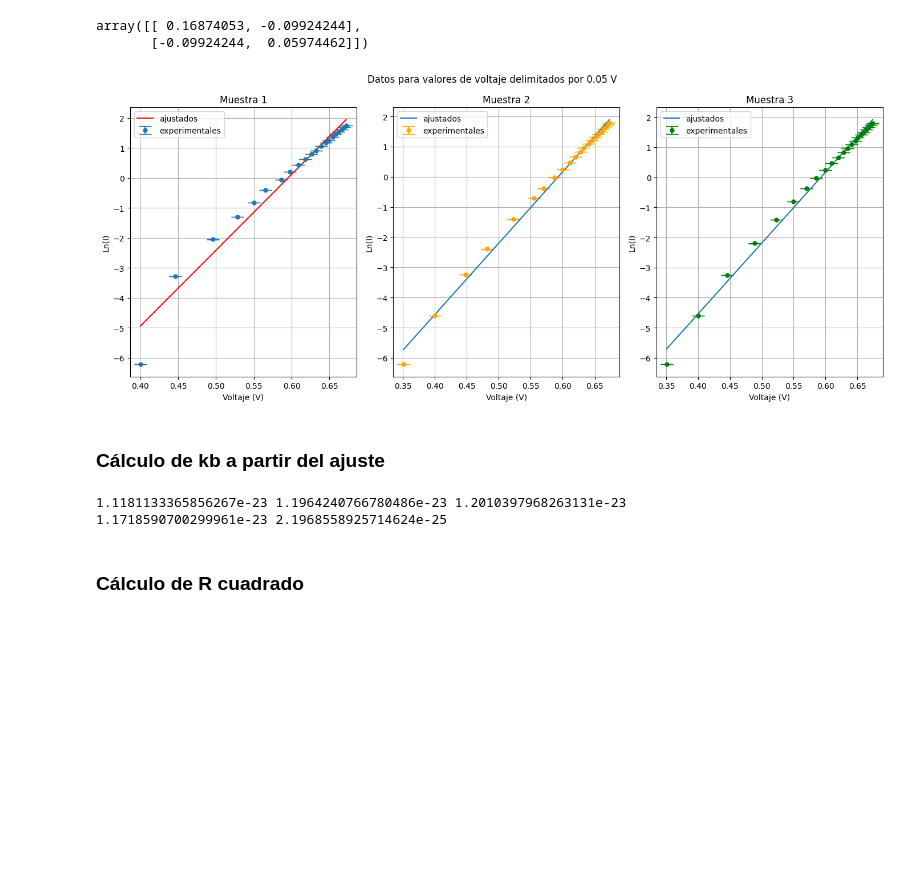
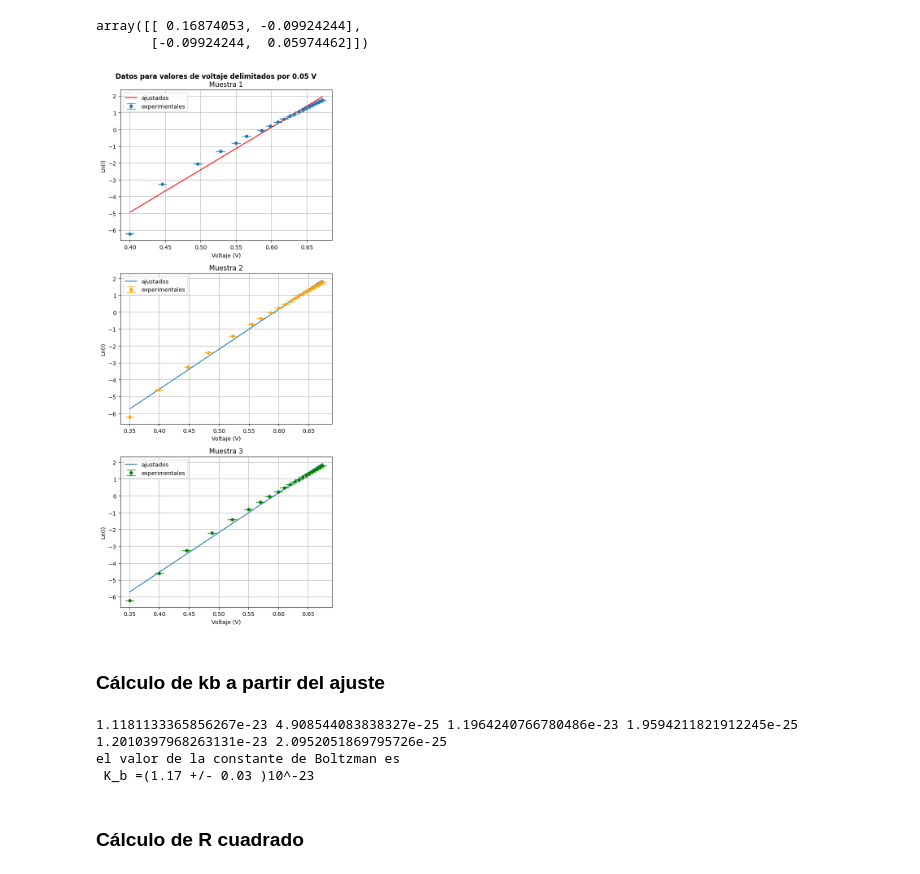
Before and after one commit to Jesus-Gamboa/Experimental_IV, a Jupyter notebook: Medida_de_la_constante_de_Boltzman/Informe.ipynb, the cells around one changed output. Cells and saved outputs as stored; diff of their text form; code cells hidden in the pictures; blank space fills up the shorter version.

Commit message:
trabajo en el articulo y notebook de la constante de Boltzman

```diff
--- a/Medida_de_la_constante_de_Boltzman/Informe.ipynb
+++ b/Medida_de_la_constante_de_Boltzman/Informe.ipynb
@@ -283,41 +288,42 @@ array([[ 0.16874053, -0.09924244],
        [-0.09924244,  0.05974462]])
 # %%
 
-fig, axs = plt.subplots(1,3,figsize=(14,6))
-fig.suptitle('Datos para valores de voltaje delimitados por 0.05 V')
+#Gráficamos la comparación de los tres ajustes
+fig, axs = plt.subplots(3, 1 ,figsize=(6,14))
+fig.suptitle('Datos para valores de voltaje delimitados por 0.05 V', fontweight = 'bold')
 
 # --- Gráfica 1 ---
 
 axs[0].errorbar(V, log(I),yerr=1e-3,fmt='.',ms= 10,capsize=8, label = 'experimentales')
 axs[0].plot(V, L1, label = 'ajustados', color = 'red')
 axs[0].set_title("Muestra 1")
 axs[0].set_xlabel("Voltaje (V)")
 axs[0].set_ylabel("Ln(I)")
 axs[0].legend()
 axs[0].grid(True)
 
 # --- Gráfica 2 ---,
 axs[1].errorbar(V1, log(I1),yerr=1e-3,fmt='.',ms= 10,capsize=8, color='orange', label = 'experimentales')
 axs[1].plot(V1, L2, label = 'ajustados')
 axs[1].set_title("Muestra 2")
 axs[1].set_xlabel("Voltaje (V)")
 axs[1].set_ylabel("Ln(I)")
 axs[1].legend()
 axs[1].grid(True)
 
 # --- Gráfica 3 ---
 axs[2].errorbar(V2, log(I2), yerr=1e-3,fmt='.',ms= 10,capsize=8 , color='green', label = 'experimentales')
 axs[2].plot(V2, L3, label = 'ajustados')
 axs[2].set_title("Muestra 3")
 axs[2].set_xlabel("Voltaje (V)")
 axs[2].set_ylabel("Ln(I)")
 axs[2].legend()
 axs[2].grid(True)
 
 plt.savefig('Articulo/Imagenes/datos_0.05.jpg')
 plt.tight_layout()
 plt.show()
 # %% [output]
-[figure, old version]
+[figure, new version]
 # %% [markdown]
 ### Cálculo de kb a partir del ajuste
@@ -328,15 +330,38 @@ def delkb(a,b,da,db):
 # %%
-kb1 = 1.602176634e-19/(a * (23.4 + 273.15) * 1.91 )
-kb2 = 1.602176634e-19/(a1 * (23.4 + 273.15) * 1.91 )
-kb3 = 1.602176634e-19/(a2 * (23.4 + 273.15) * 1.91 )
+#Calculo de Kb
+T = 23.4 + 273.15
+kb1 = e/(a * T * n )
+kb2 = e/(a1 * T * n )
+kb3 = e/(a2 *T * n )
 
-print(kb1, kb2, kb3)
+da1 = sqrt(diag(cov)[0])
+da2 = sqrt(diag(cov1)[0])
+da3 = sqrt(diag(cov2)[0])
+
+dT = 0.1
+In1 = delkb(a, T, da1,  dT )
+In2 = delkb(a1, T, da2,  dT )
+In3 = delkb(a2, T, da3,  dT )
 
 kb = array([kb1, kb2, kb3])
-print(mean(kb),std(kb)/sqrt(3))
+N = len(kb)
+# Incertidumbre por dispersión
+sigma_stat = std(kb, ddof=1) / sqrt(N)
+
+# Incertidumbre propagada
+sigma_prop = sqrt(In1**2 + In2**2 + In3**2) / N
+
+# Incertidumbre total
+In = sqrt(sigma_stat**2 + sigma_prop**2)
+
+#imprimo kb individulaes
+print(kb1, In1, kb2, In2, kb3, In3)
+# imprimo el valor de Kb con su incertidumbre estándar
+print(f'el valor de la constante de Boltzman es \n K_b =({mean(kb)*1e23:.2f} +/- { In* 1e23 :.2f} )10^-23')
 # %% [output]
-1.1181133365856267e-23 1.1964240766780486e-23 1.2010397968263131e-23
-1.1718590700299961e-23 2.1968558925714624e-25
+1.1181133365856267e-23 4.908544083838327e-25 1.1964240766780486e-23 1.9594211821912245e-25 1.2010397968263131e-23 2.0952051869795726e-25
+el valor de la constante de Boltzman es
+ K_b =(1.17 +/- 0.03 )10^-23
 # %% [markdown]
 ### Cálculo de R cuadrado
 # %%
```
Also changed, not shown: parts of 24 cells of this notebook, 10 other files.
